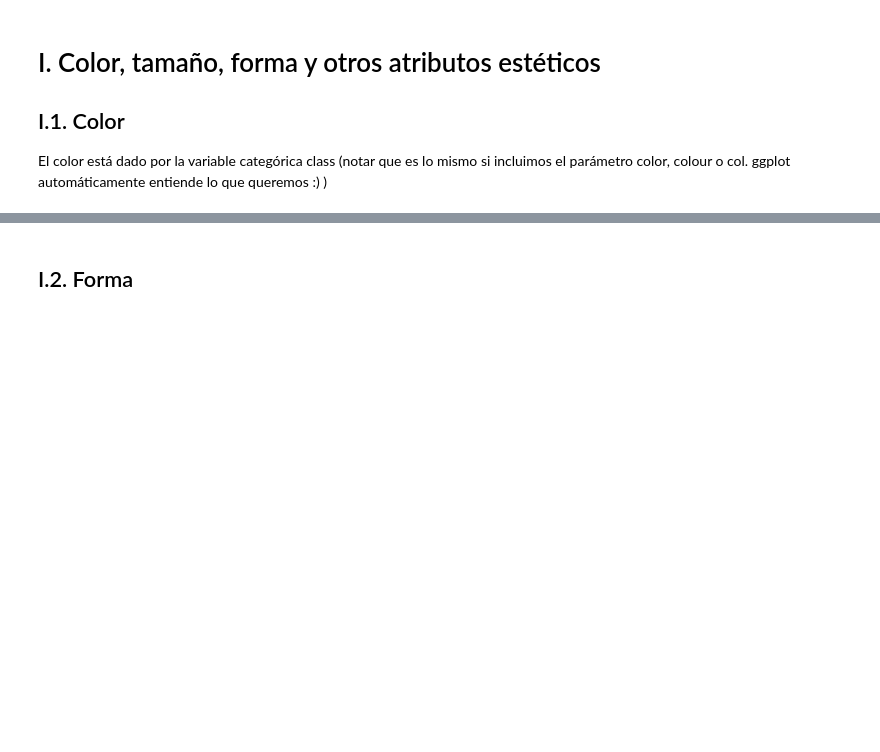
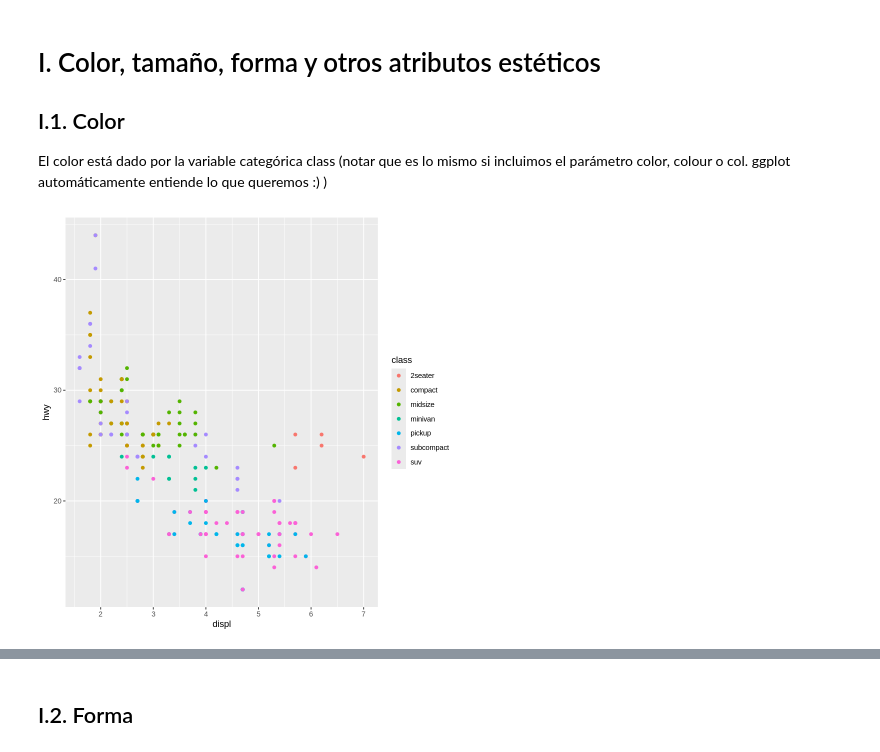
Before and after one commit to majorquev/DBDC_202406_Programacion_en_R_para_ciencia_de_datos, a Jupyter notebook: Clases/C4/02_Visualizaciones_ggplot.ipynb, the cells around one changed output, grey strips where cells are left out. Cells and saved outputs as stored; diff of their text form; code cells hidden in the pictures; blank space fills up the shorter version.

```diff
--- a/Clases/C4/02_Visualizaciones_ggplot.ipynb
+++ b/Clases/C4/02_Visualizaciones_ggplot.ipynb
@@ -88,3 +90,9 @@ ggplot(mpg, mapping = aes(x = displ, y = hwy)) +
 El color está dado por la variable categórica class (notar que es lo mismo si incluimos el parámetro color, colour o col. ggplot automáticamente entiende lo que queremos :) )
 # %%
 ## Color por "class" dentro de aes
+mpg %>%
+   ggplot() +
+   aes(x = displ, y = hwy, color = class) +
+   geom_point()
+# %% [output]
+[figure, added]
```
Also changed, not shown: parts of 51 cells of this notebook.
